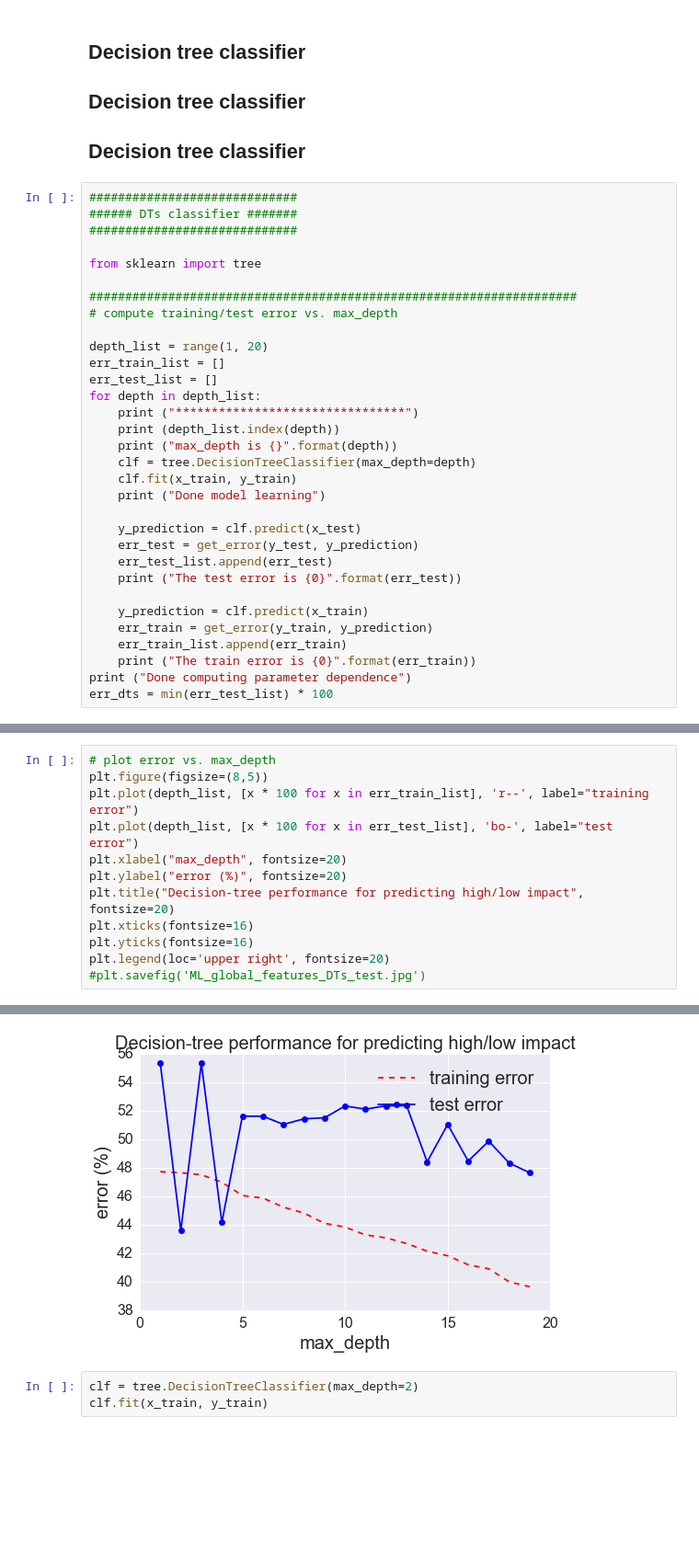
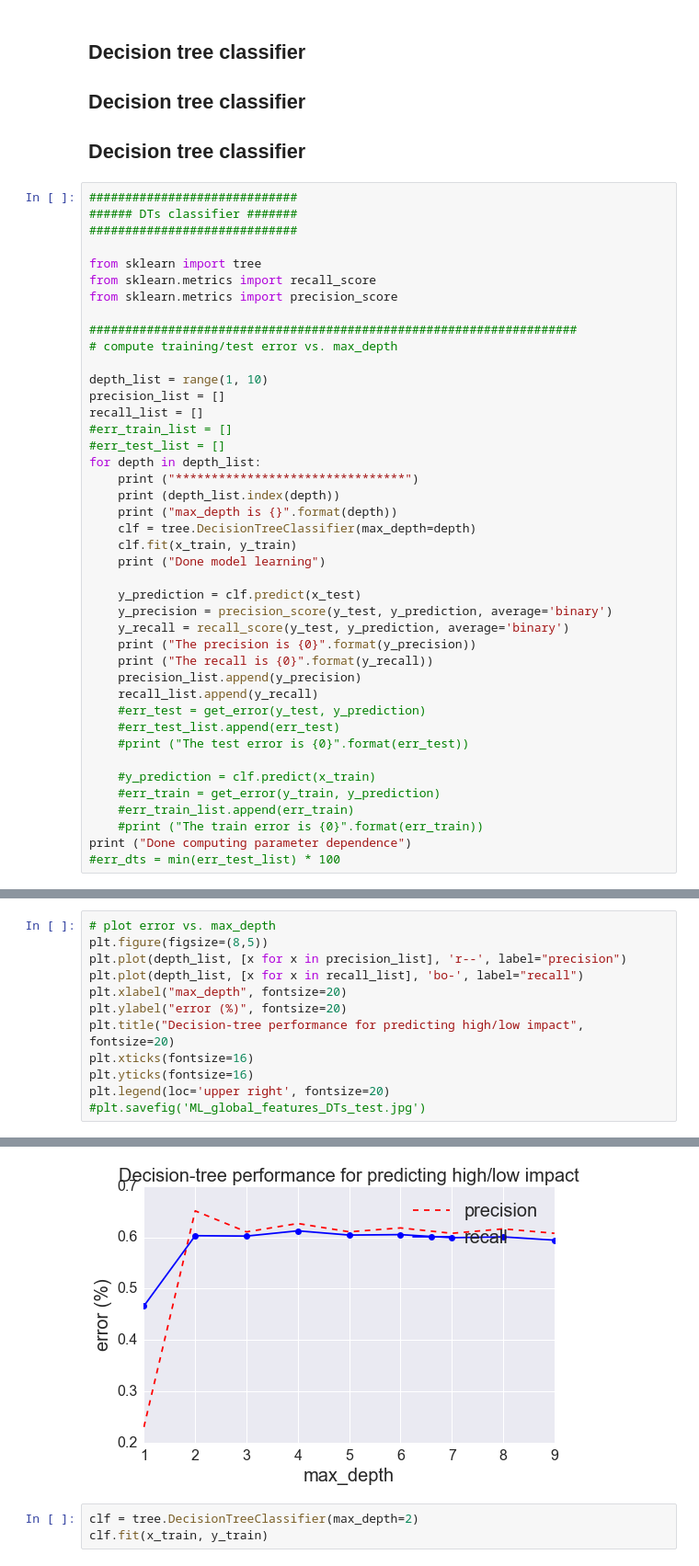
Before and after one commit to yaoliphy/insight-project, a Jupyter notebook: data_analysis_and_ML/youtube_data_analysis.ipynb, the cells around one changed output, grey strips where cells are left out. Shown at 92% size. Cells and saved outputs as stored; diff of their text form; blank space fills up the shorter version.

```diff
--- a/data_analysis_and_ML/youtube_data_analysis.ipynb
+++ b/data_analysis_and_ML/youtube_data_analysis.ipynb
@@ -629,13 +552,17 @@ y_test = (df_test.iloc[:, 4] > pop_threshold) * 1
 #############################
 
 from sklearn import tree
+from sklearn.metrics import recall_score
+from sklearn.metrics import precision_score
 
 ####################################################################
 # compute training/test error vs. max_depth
 
-depth_list = range(1, 20)
-err_train_list = []
-err_test_list = []
+depth_list = range(1, 10)
+precision_list = []
+recall_list = []
+#err_train_list = []
+#err_test_list = []
 for depth in depth_list:
     print ("********************************")
     print (depth_list.index(depth))
@@ -645,16 +572,22 @@ for depth in depth_list:
     print ("Done model learning")
 
     y_prediction = clf.predict(x_test)
-    err_test = get_error(y_test, y_prediction)
-    err_test_list.append(err_test)
-    print ("The test error is {0}".format(err_test))
+    y_precision = precision_score(y_test, y_prediction, average='binary')
+    y_recall = recall_score(y_test, y_prediction, average='binary')
+    print ("The precision is {0}".format(y_precision))
+    print ("The recall is {0}".format(y_recall))
+    precision_list.append(y_precision)
+    recall_list.append(y_recall)
+    #err_test = get_error(y_test, y_prediction)
+    #err_test_list.append(err_test)
+    #print ("The test error is {0}".format(err_test))
 
-    y_prediction = clf.predict(x_train)
-    err_train = get_error(y_train, y_prediction)
-    err_train_list.append(err_train)
-    print ("The train error is {0}".format(err_train))
+    #y_prediction = clf.predict(x_train)
+    #err_train = get_error(y_train, y_prediction)
+    #err_train_list.append(err_train)
+    #print ("The train error is {0}".format(err_train))
 print ("Done computing parameter dependence")
-err_dts = min(err_test_list) * 100
+#err_dts = min(err_test_list) * 100
 # %% [output]
 ********************************
 0
@@ -676,18 +647,18 @@ Done computing parameter dependence
 # %%
 # plot error vs. max_depth
 plt.figure(figsize=(8,5))
-plt.plot(depth_list, [x * 100 for x in err_train_list], 'r--', label="training error")
-plt.plot(depth_list, [x * 100 for x in err_test_list], 'bo-', label="test error")
+plt.plot(depth_list, [x for x in precision_list], 'r--', label="precision")
+plt.plot(depth_list, [x for x in recall_list], 'bo-', label="recall")
 plt.xlabel("max_depth", fontsize=20)
 plt.ylabel("error (%)", fontsize=20)
 plt.title("Decision-tree performance for predicting high/low impact", fontsize=20)
 plt.xticks(fontsize=16)
 plt.yticks(fontsize=16)
 plt.legend(loc='upper right', fontsize=20)
 #plt.savefig('ML_global_features_DTs_test.jpg')
 # %% [output]
 <matplotlib.legend.Legend at 0x...>
-[figure, old version]
+[figure, new version]
 # %%
 clf = tree.DecisionTreeClassifier(max_depth=2)
 clf.fit(x_train, y_train)
```
Also changed, not shown: parts of 48 cells of this notebook.
